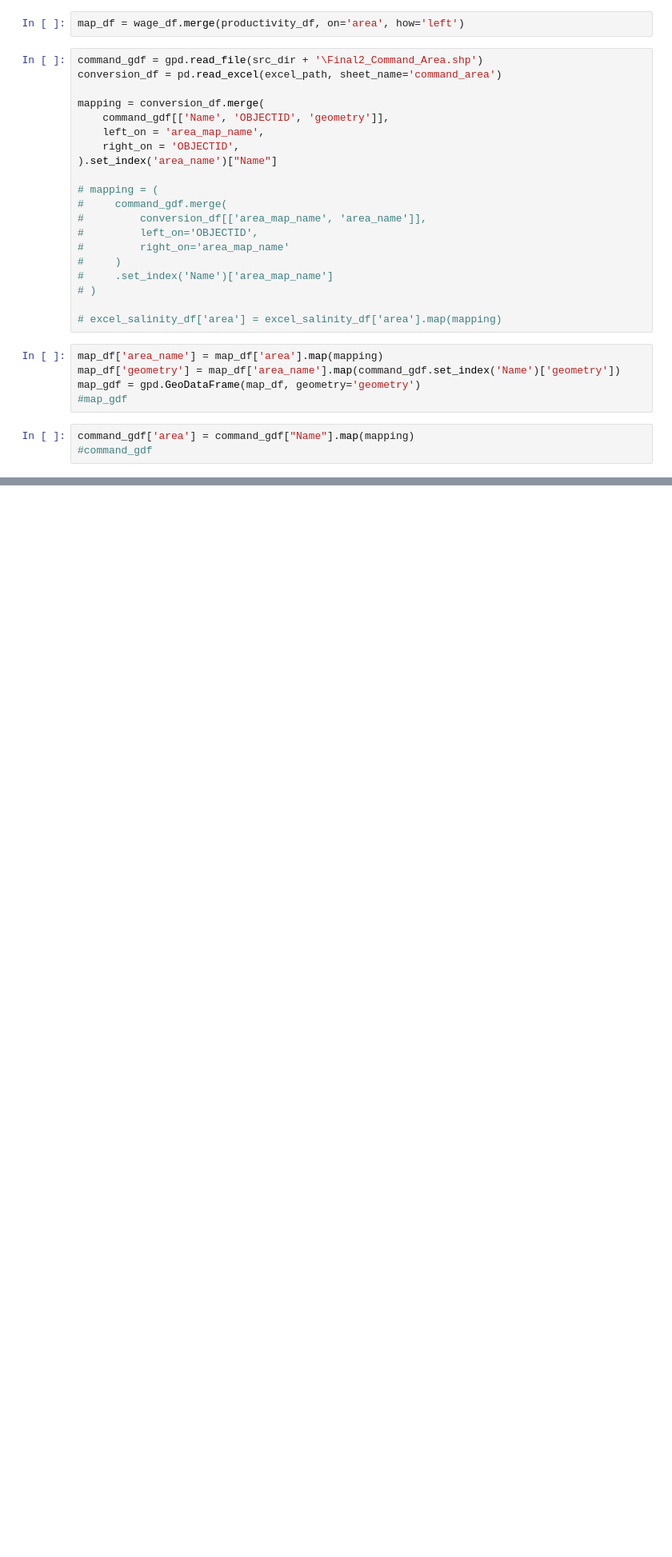
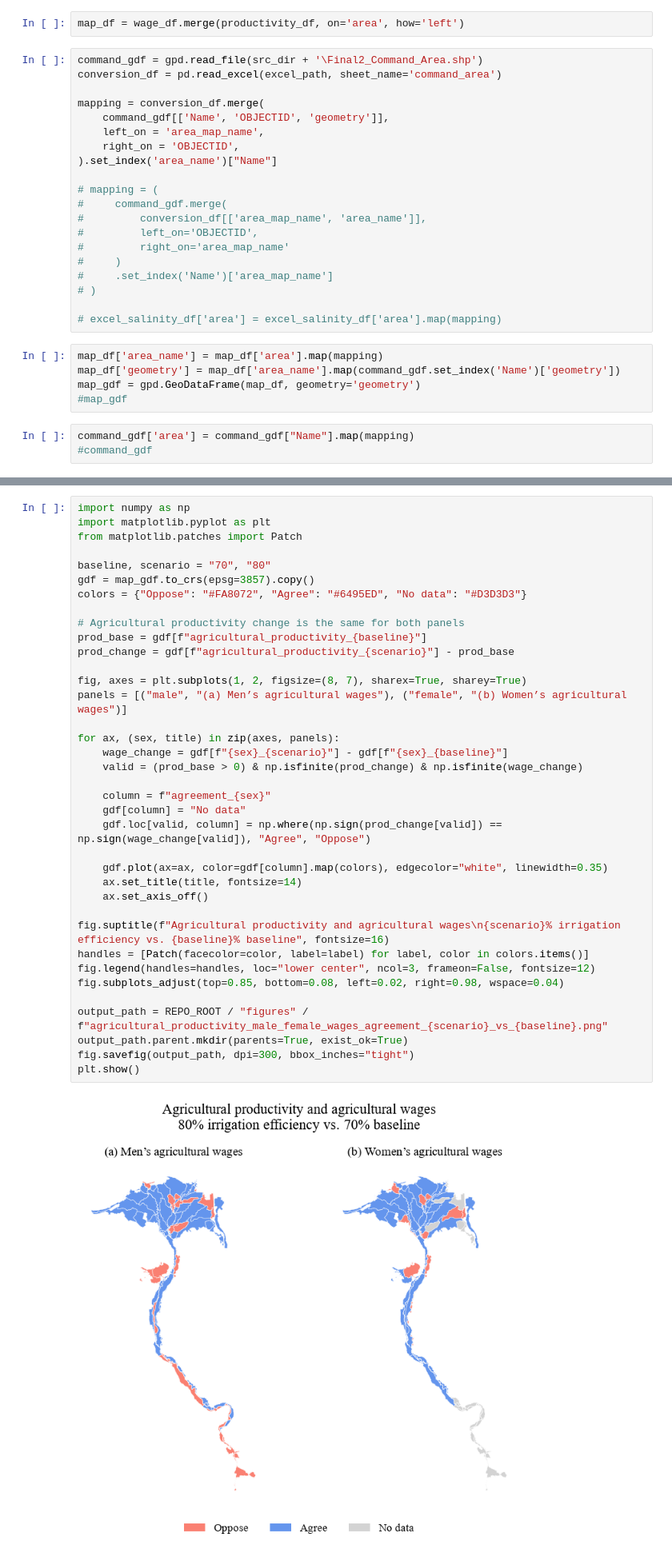
Before and after one commit to Deltares-research/egypt-survey-ml, a Jupyter notebook: notebooks/create-map-plots.ipynb, the cells around one changed output, grey strips where cells are left out. Shown at 80% size. Saved outputs shown, nothing was run; the diff lists cells and outputs as text; blank space fills up the shorter version.

```diff
--- a/notebooks/create-map-plots.ipynb
+++ b/notebooks/create-map-plots.ipynb
@@ -231,0 +914,39 @@ Saved: c:\Users\hermawan\OneDrive - Stichting Deltares\PhD\Egypt_ERF_data\figure
+# %%
+import numpy as np
+import matplotlib.pyplot as plt
+from matplotlib.patches import Patch
+
+baseline, scenario = "70", "80"
+gdf = map_gdf.to_crs(epsg=3857).copy()
+colors = {"Oppose": "#FA8072", "Agree": "#6495ED", "No data": "#D3D3D3"}
+
+# Agricultural productivity change is the same for both panels
+prod_base = gdf[f"agricultural_productivity_{baseline}"]
+prod_change = gdf[f"agricultural_productivity_{scenario}"] - prod_base
+
+fig, axes = plt.subplots(1, 2, figsize=(8, 7), sharex=True, sharey=True)
+panels = [("male", "(a) Men’s agricultural wages"), ("female", "(b) Women’s agricultural wages")]
+
+for ax, (sex, title) in zip(axes, panels):
+    wage_change = gdf[f"{sex}_{scenario}"] - gdf[f"{sex}_{baseline}"]
+    valid = (prod_base > 0) & np.isfinite(prod_change) & np.isfinite(wage_change)
+
+    column = f"agreement_{sex}"
+    gdf[column] = "No data"
+    gdf.loc[valid, column] = np.where(np.sign(prod_change[valid]) == np.sign(wage_change[valid]), "Agree", "Oppose")
+
+    gdf.plot(ax=ax, color=gdf[column].map(colors), edgecolor="white", linewidth=0.35)
+    ax.set_title(title, fontsize=14)
+    ax.set_axis_off()
+
+fig.suptitle(f"Agricultural productivity and agricultural wages\n{scenario}% irrigation efficiency vs. {baseline}% baseline", fontsize=16)
+handles = [Patch(facecolor=color, label=label) for label, color in colors.items()]
+fig.legend(handles=handles, loc="lower center", ncol=3, frameon=False, fontsize=12)
+fig.subplots_adjust(top=0.85, bottom=0.08, left=0.02, right=0.98, wspace=0.04)
+
+output_path = REPO_ROOT / "figures" / f"agricultural_productivity_male_female_wages_agreement_{scenario}_vs_{baseline}.png"
+output_path.parent.mkdir(parents=True, exist_ok=True)
+fig.savefig(output_path, dpi=300, bbox_inches="tight")
+plt.show()
+# %% [output]
+[figure, added]
```
Also changed, not shown: parts of 7 cells of this notebook, 7 other files.
